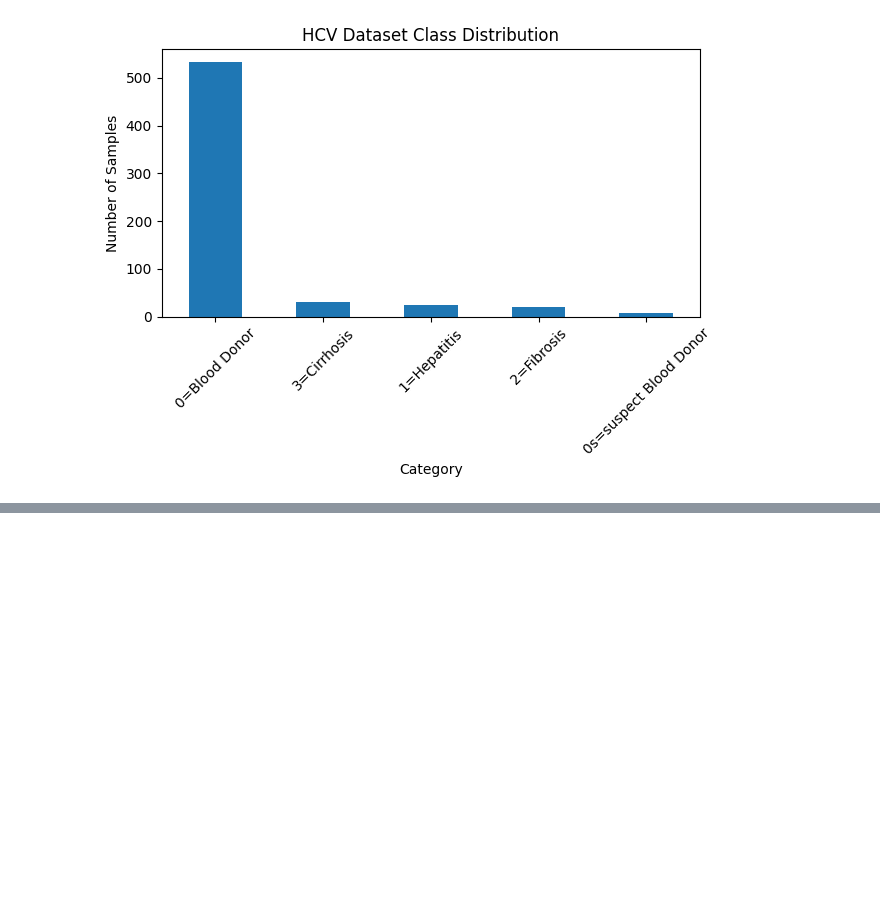
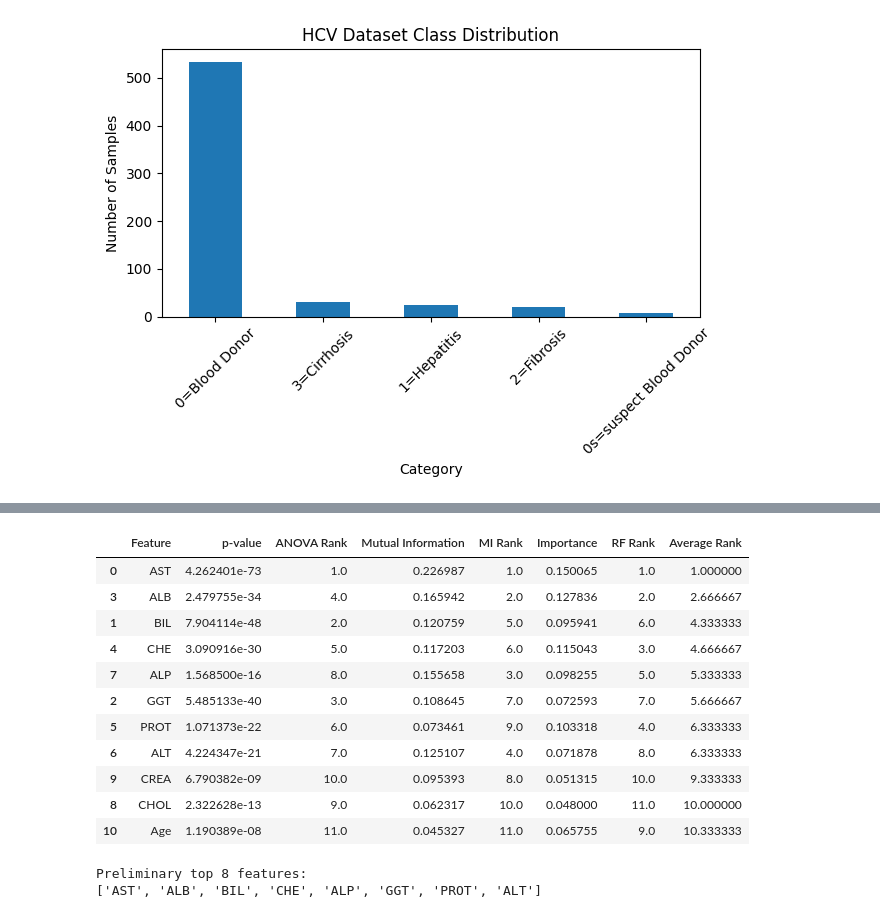
Before and after one commit to sofiya132/Quantara, a Jupyter notebook: notebooks/01_data_analysis.ipynb, the cells around one changed output, grey strips where cells are left out. Saved outputs shown, nothing was run; the diff lists cells and outputs as text; code cells hidden in the pictures; blank space fills up the shorter version.

```diff
--- a/notebooks/01_data_analysis.ipynb
+++ b/notebooks/01_data_analysis.ipynb
@@ -165,0 +383,66 @@ plt.show()
+# %%
+anova_rank = anova_results[["Feature", "p-value"]].copy()
+
+anova_rank["ANOVA Rank"] = (
+    anova_rank["p-value"]
+    .rank(method="min", ascending=True)
+)
+
+mi_rank = mi_results[["Feature", "Mutual Information"]].copy()
+
+mi_rank["MI Rank"] = (
+    mi_rank["Mutual Information"]
+    .rank(method="min", ascending=False)
+)
+
+rf_rank = rf_importance[["Feature", "Importance"]].copy()
+
+rf_rank["RF Rank"] = (
+    rf_rank["Importance"]
+    .rank(method="min", ascending=False)
+)
+# %%
+feature_ranking = (
+    anova_rank[["Feature", "p-value", "ANOVA Rank"]]
+    .merge(
+        mi_rank[["Feature", "Mutual Information", "MI Rank"]],
+        on="Feature"
+    )
+    .merge(
+        rf_rank[["Feature", "Importance", "RF Rank"]],
+        on="Feature"
+    )
+)
+
+feature_ranking["Average Rank"] = (
+    feature_ranking[
+        ["ANOVA Rank", "MI Rank", "RF Rank"]
+    ].mean(axis=1)
+)
+
+feature_ranking = feature_ranking.sort_values(
+    "Average Rank"
+)
+
+feature_ranking
+# %% [output]
+|  | Feature | p-value | ANOVA Rank | Mutual Information | MI Rank | Importance | RF Rank | Average Rank |
+| 0 | AST | 4.262401e-73 | 1.0 | 0.226987 | 1.0 | 0.150065 | 1.0 | 1.000000 |
+| 3 | ALB | 2.479755e-34 | 4.0 | 0.165942 | 2.0 | 0.127836 | 2.0 | 2.666667 |
+| 1 | BIL | 7.904114e-48 | 2.0 | 0.120759 | 5.0 | 0.095941 | 6.0 | 4.333333 |
+| 4 | CHE | 3.090916e-30 | 5.0 | 0.117203 | 6.0 | 0.115043 | 3.0 | 4.666667 |
+| 7 | ALP | 1.568500e-16 | 8.0 | 0.155658 | 3.0 | 0.098255 | 5.0 | 5.333333 |
+| 2 | GGT | 5.485133e-40 | 3.0 | 0.108645 | 7.0 | 0.072593 | 7.0 | 5.666667 |
+| 5 | PROT | 1.071373e-22 | 6.0 | 0.073461 | 9.0 | 0.103318 | 4.0 | 6.333333 |
+| 6 | ALT | 4.224347e-21 | 7.0 | 0.125107 | 4.0 | 0.071878 | 8.0 | 6.333333 |
+| 9 | CREA | 6.790382e-09 | 10.0 | 0.095393 | 8.0 | 0.051315 | 10.0 | 9.333333 |
+| 8 | CHOL | 2.322628e-13 | 9.0 | 0.062317 | 10.0 | 0.048000 | 11.0 | 10.000000 |
+| 10 | Age | 1.190389e-08 | 11.0 | 0.045327 | 11.0 | 0.065755 | 9.0 | 10.333333 |
+# %%
+top_features = feature_ranking.head(8)["Feature"].tolist()
+
+print("Preliminary top 8 features:")
+print(top_features)
+# %% [output]
+Preliminary top 8 features:
+['AST', 'ALB', 'BIL', 'CHE', 'ALP', 'GGT', 'PROT', 'ALT']
```
Also changed, not shown: parts of 20 cells of this notebook, 1 other file.
